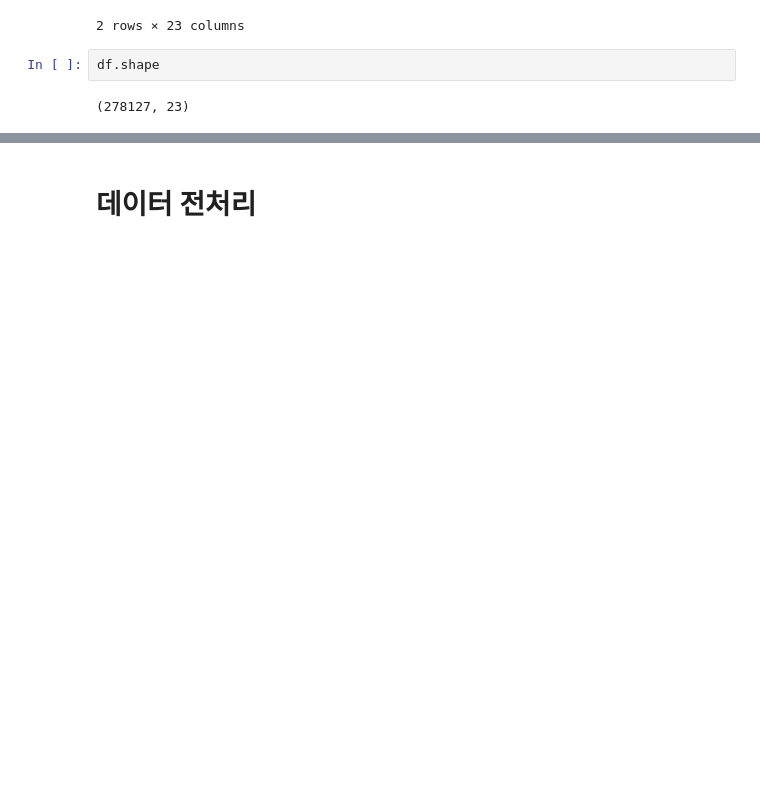
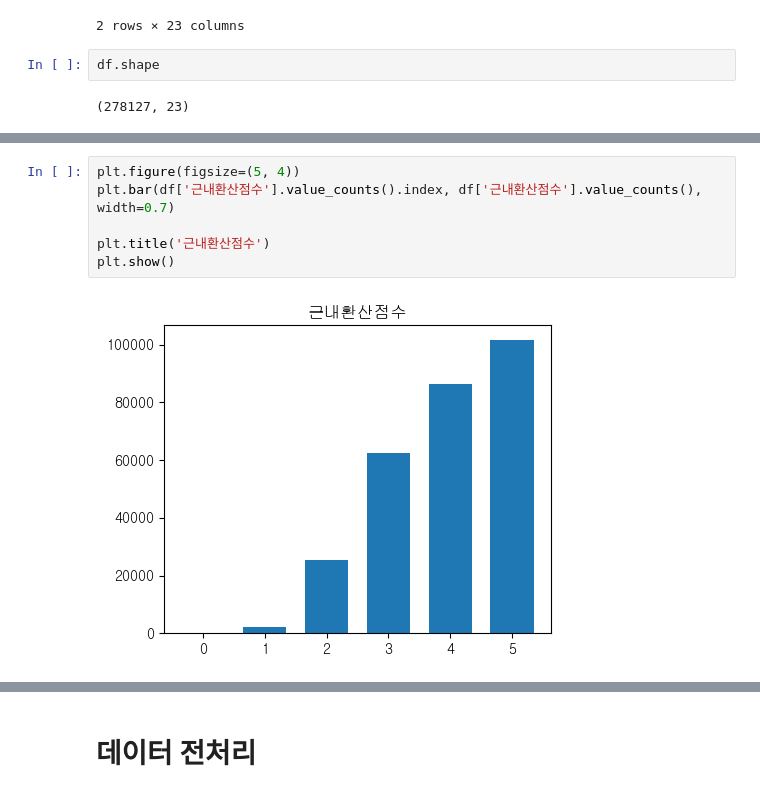
Before and after one commit to tabjun/2024-study, a Jupyter notebook: cow prediction study/code/code_0311.ipynb, the cells around one changed output, grey strips where cells are left out. Cells and saved outputs as stored; diff of their text form; blank space fills up the shorter version.

```diff
--- a/cow prediction study/code/code_0311.ipynb
+++ b/cow prediction study/code/code_0311.ipynb
@@ -42,0 +186,8 @@ df.shape
+# %%
+plt.figure(figsize=(5, 4))
+plt.bar(df['근내환산점수'].value_counts().index, df['근내환산점수'].value_counts(), width=0.7)
+
+plt.title('근내환산점수')
+plt.show()
+# %% [output]
+[figure, added]
```
Also changed, not shown: parts of 81 cells of this notebook.
